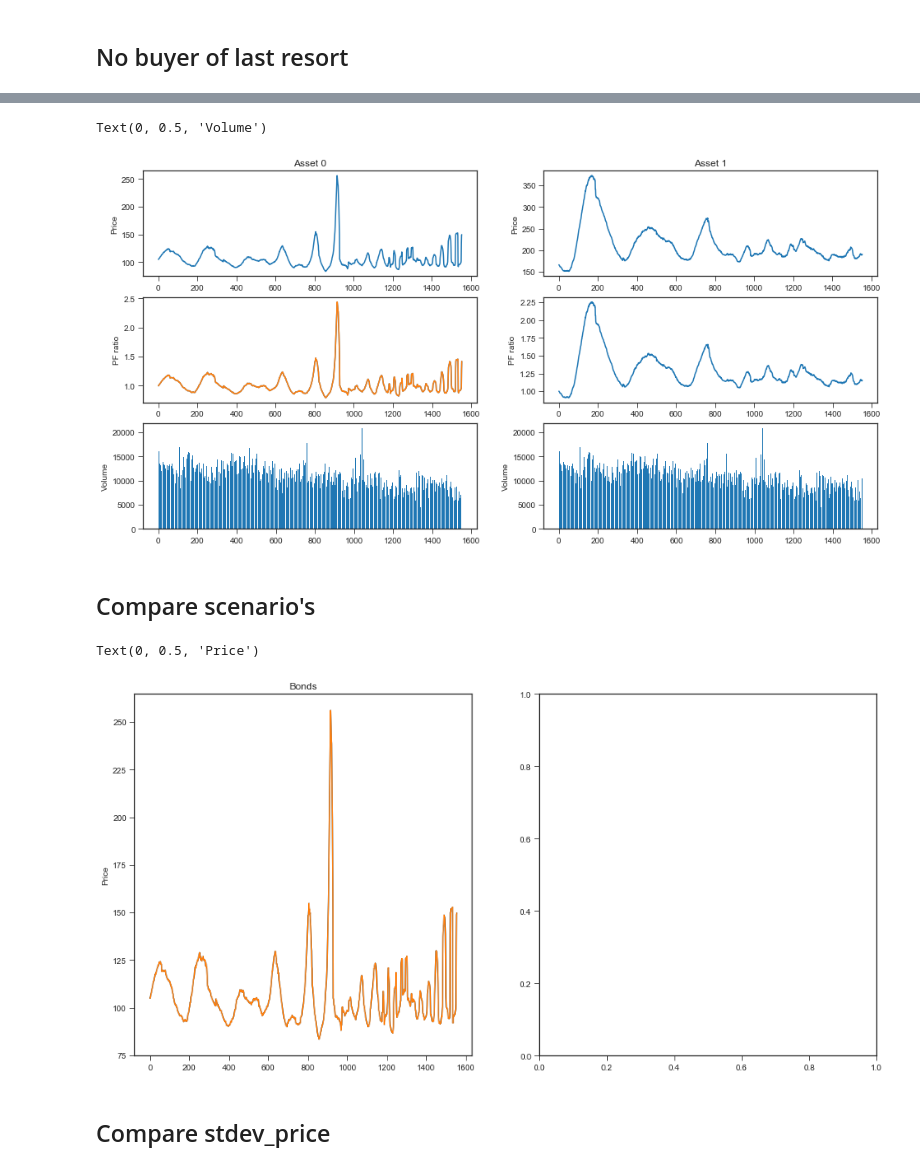
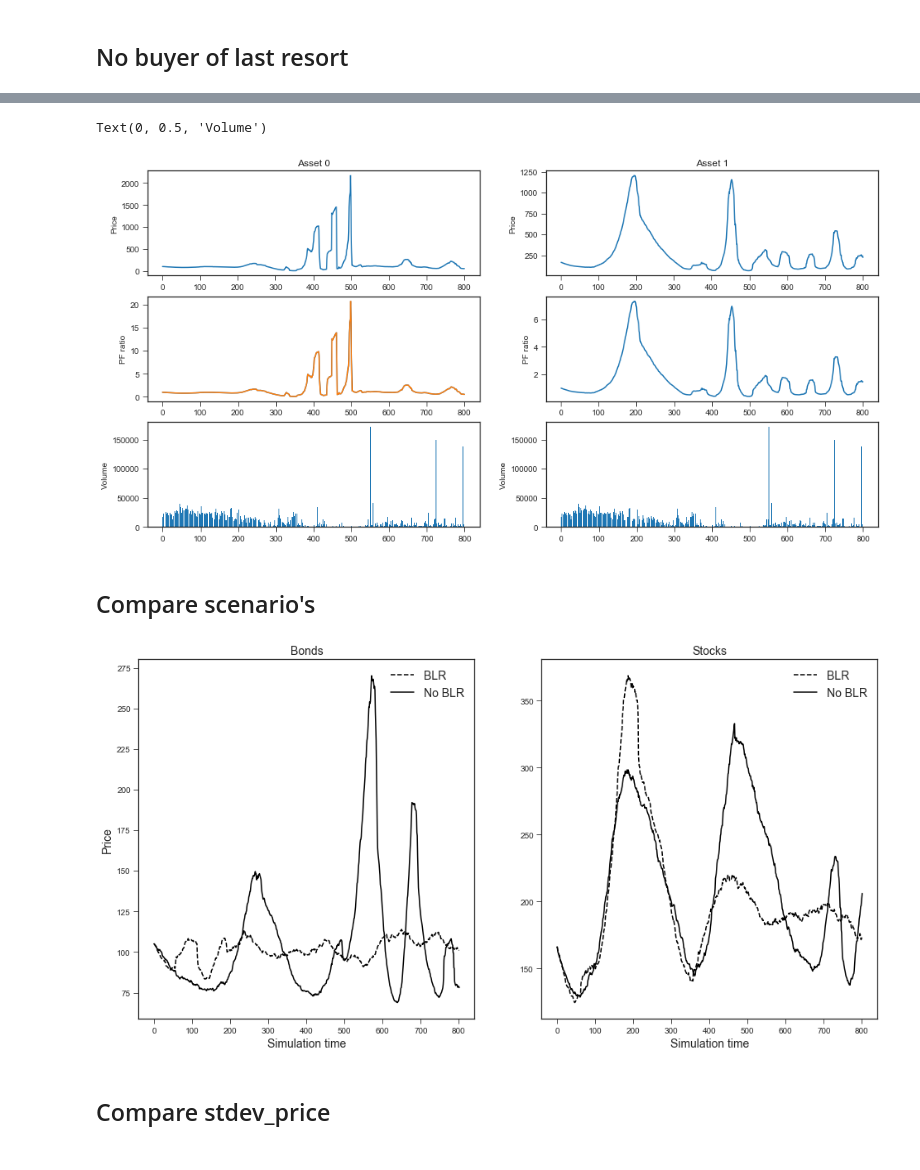
Before and after one commit to joerischasfoort/qe-inequality, a Jupyter notebook: buyer_of_last_resort.ipynb, the cells around one changed output, grey strips where cells are left out. Drawn from its saved outputs; the diff is of its cells as text; code cells hidden in the pictures.

Commit message:
qe_in_different-time_periods

```diff
--- a/buyer_of_last_resort.ipynb
+++ b/buyer_of_last_resort.ipynb
@@ -24,20 +24,20 @@ def confidence_interval(data, av):
 # %% [markdown]
 # Buyer of last resort model dynamics
 # %%
-NRUNS = 5
+NRUNS = 2
 burn_in_period = 0
 # %%
 # # 1 setup parameters
 params = {"fundamental_values": [105, 166], "asset_types": ['stock', 'stock'],
               "trader_sample_size": 22, "n_traders": 500,
-              "ticks": 1552, "std_fundamentals": [0.02, 0.053],
+              "ticks": 800, "std_fundamentals": [0.02, 0.053],
               "std_noise": 0.159, "w_random": 0.056,
               "strat_share_chartists": 0.41,
-              "init_assets": [740, 260], "base_risk_aversion": 4.051,
+              "init_assets": [1662, 571], "base_risk_aversion": 4.051,
               'spread_max': 0.004, "horizon": 200,
               "fundamentalist_horizon_multiplier": 2.2,
               "trades_per_tick": 3, "mutation_intensity": 0.0477,
-              "average_learning_ability": 0.02, 'money_multiplier': 1.0,
+              "average_learning_ability": 0.05, 'money_multiplier': 0.7,
               "bond_mean_reversion": 0.0, 'cb_pf_range': 0.2,
               "qe_perc_size": 0.20, "cb_size": 0.02, "qe_asset_index": 0}
 # %%
@@ -119,14 +119,14 @@ Text(0, 0.5, 'Volume')
 # # 1 setup parameters
 params_nb = {"fundamental_values": [105, 166], "asset_types": ['stock', 'stock'],
               "trader_sample_size": 22, "n_traders": 500,
-              "ticks": 1552, "std_fundamentals": [0.02, 0.053],
+              "ticks": 800, "std_fundamentals": [0.02, 0.053],
               "std_noise": 0.159, "w_random": 0.056,
               "strat_share_chartists": 0.41,
-              "init_assets": [740, 260], "base_risk_aversion": 4.051,
+              "init_assets": [1662, 571], "base_risk_aversion": 3.051,
               'spread_max': 0.004, "horizon": 200,
               "fundamentalist_horizon_multiplier": 2.2,
               "trades_per_tick": 3, "mutation_intensity": 0.0477,
-              "average_learning_ability": 0.02, 'money_multiplier': 1.0,
+              "average_learning_ability": 0.06, 'money_multiplier': 0.7,
               "bond_mean_reversion": 0.0, 'cb_pf_range': 0.2,
               "qe_perc_size": 0.0, "cb_size": 0.0, "qe_asset_index": 0}
 # %%
@@ -200,19 +200,30 @@ ax6.bar(asset_volumes_nb[1].index, asset_volumes[0].mean(axis=1))
 ax6.set_ylabel('Volume')
 # %% [output]
 Text(0, 0.5, 'Volume')
-[figure, old version]
+[figure, new version]
 # %% [markdown]
 ## Compare scenario's
 # %%
 fig, (ax1, ax2) = plt.subplots(1, 2, figsize=(16,8))
 
 
-ax1.set_title('Bonds')
-ax1.plot(asset_prices[0].index, asset_prices[0].mean(axis=1), 'k-')
-ax1.plot(asset_prices_nb[0].index, asset_prices[0].mean(axis=1), 'k--')
-ax1.set_ylabel('Price')
+ax1.set_title('Bonds', fontsize='14')
+ax1.plot(asset_prices[0].index, asset_prices[0].mean(axis=1), 'k--', label='BLR')
+ax1.plot(asset_prices_nb[0].index, asset_prices_nb[0].mean(axis=1), 'k-', label='No BLR')
+ax1.set_ylabel('Price', fontsize='14')
+ax1.legend(loc='best', fontsize='14')
+
+ax2.set_title('Stocks', fontsize='14')
+ax2.plot(asset_prices[1].index, asset_prices[1].mean(axis=1), 'k--', label='BLR')
+ax2.plot(asset_prices_nb[1].index, asset_prices_nb[1].mean(axis=1), 'k-', label='No BLR')
+#ax2.set_ylabel('Price')
+ax2.legend(loc='best', fontsize='14')
+
+for ax in [ax1, ax2]:
+    ax.set_xlabel('Simulation time', fontsize='14')
+
+fig.savefig('buyer_of_last_resort.png')
 # %% [output]
-Text(0, 0.5, 'Price')
-[figure, old version]
+[figure, new version]
 # %% [markdown]
 ## Compare stdev_price
```
Also changed, not shown: parts of 3 cells of this notebook, 5 other files.
